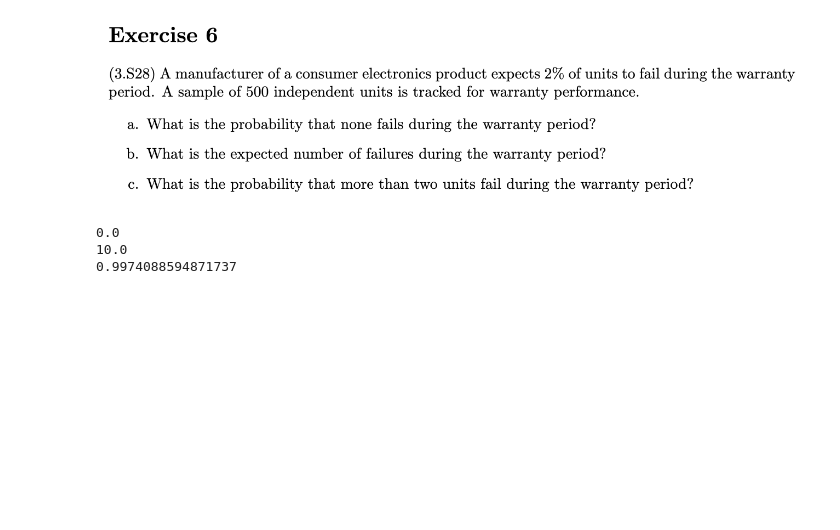
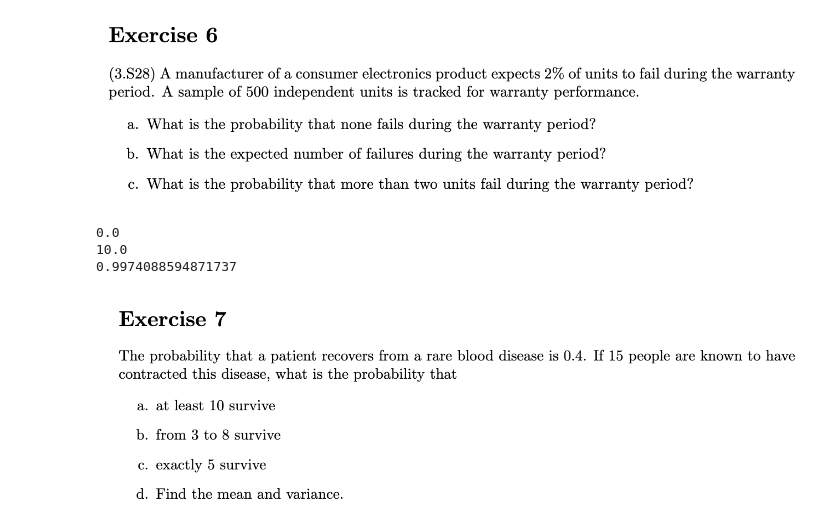
Before and after one commit to LilianBittar/StochasticModellingAndProcesses, a Jupyter notebook: session02/s2-problem-set-solutions.ipynb, the cells around one changed output. Cells and saved outputs as stored; diff of their text form; code cells hidden in the pictures; blank space fills up the shorter version.

```diff
--- a/session02/s2-problem-set-solutions.ipynb
+++ b/session02/s2-problem-set-solutions.ipynb
@@ -178,3 +178,7 @@ print(result2)
 0.0
 10.0
 0.9974088594871737
+# %%
+Image('https://cdn.mathpix.com/snip/images/Re72ommRj7095tGk29o2qvAguAhPRmuN3DiCRx3YLX4.original.fullsize.png')
+# %% [output]
+[figure, added]
```
